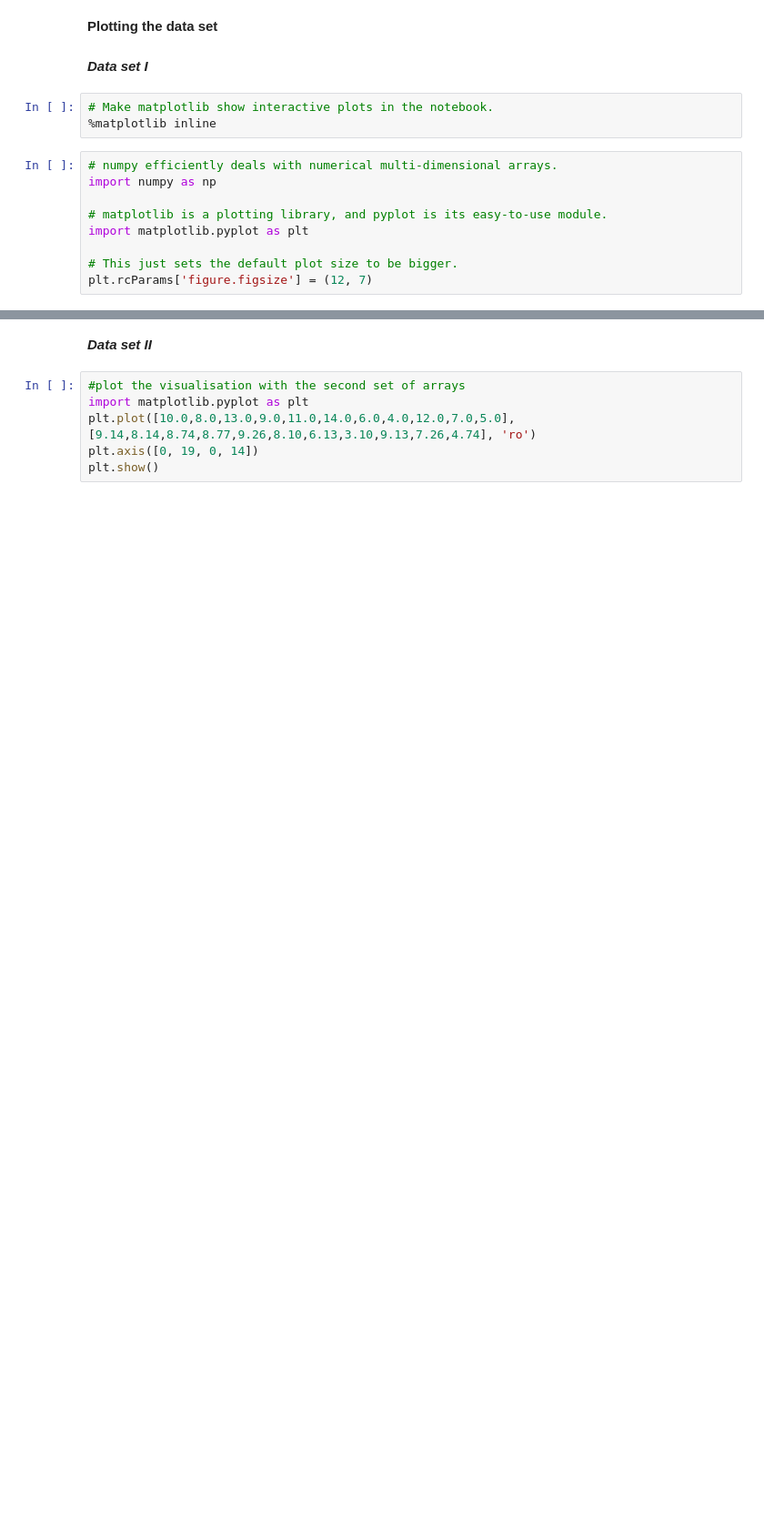
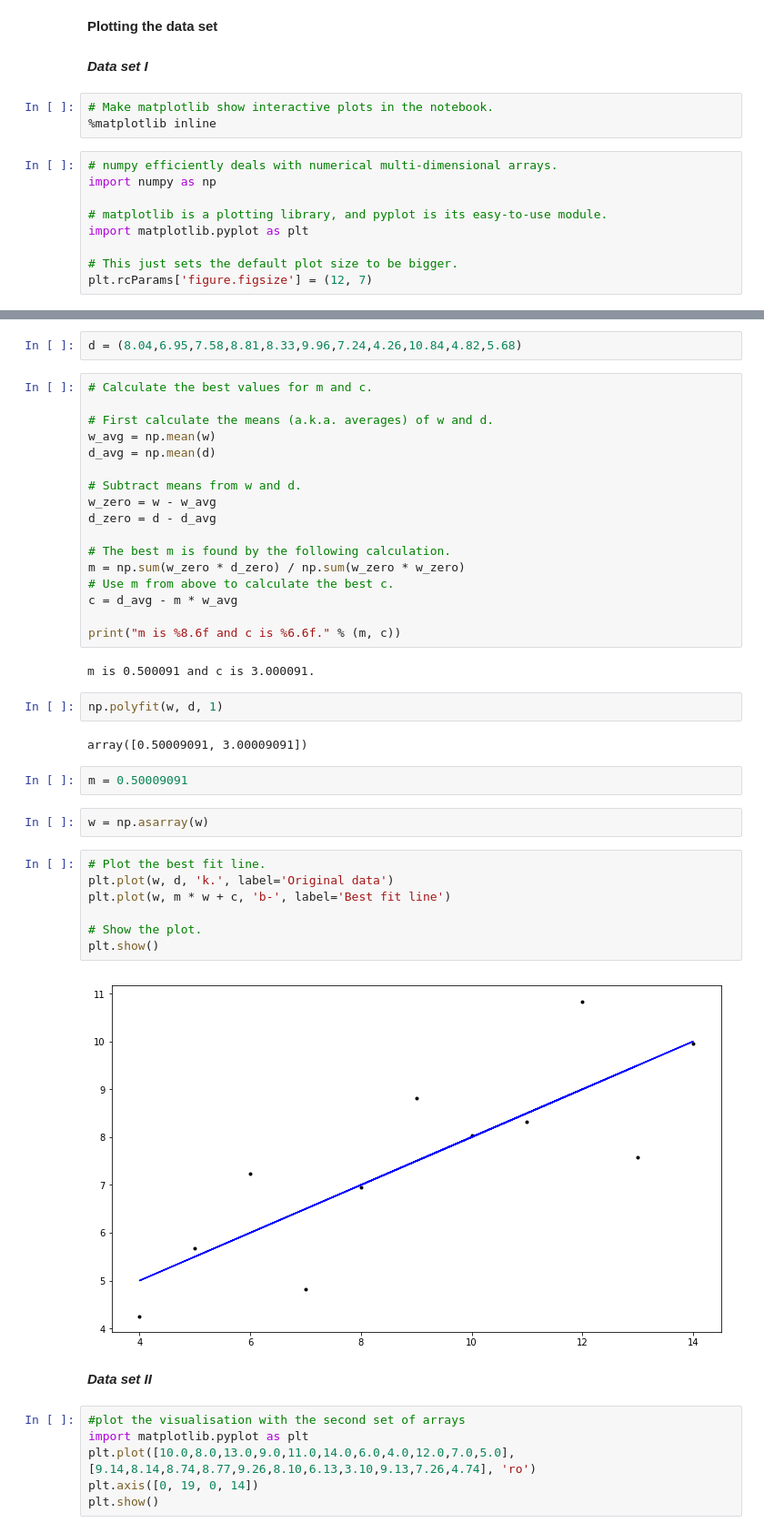
Before and after one commit to Nayade2lu/anscombes, a Jupyter notebook: Anscombes.ipynb, the cells around one changed output, grey strips where cells are left out. Shown: that part at 91% size. Cells and saved outputs as stored; diff of their text form; blank space fills up the shorter version.

Commit message:
linear regression best fit line dta set 1

```diff
--- a/Anscombes.ipynb
+++ b/Anscombes.ipynb
@@ -68,3 +71,41 @@ plt.show()
+# %%
+d = (8.04,6.95,7.58,8.81,8.33,9.96,7.24,4.26,10.84,4.82,5.68)
+# %%
+# Calculate the best values for m and c.
+
+# First calculate the means (a.k.a. averages) of w and d.
+w_avg = np.mean(w)
+d_avg = np.mean(d)
+
+# Subtract means from w and d.
+w_zero = w - w_avg
+d_zero = d - d_avg
+
+# The best m is found by the following calculation.
+m = np.sum(w_zero * d_zero) / np.sum(w_zero * w_zero)
+# Use m from above to calculate the best c.
+c = d_avg - m * w_avg
+
+print("m is %8.6f and c is %6.6f." % (m, c))
+# %% [output]
+m is 0.500091 and c is 3.000091.
+# %%
+np.polyfit(w, d, 1)
+# %% [output]
+array([0.50009091, 3.00009091])
+# %%
+m = 0.50009091
+# %%
+w = np.asarray(w)
+# %%
+# Plot the best fit line.
+plt.plot(w, d, 'k.', label='Original data')
+plt.plot(w, m * w + c, 'b-', label='Best fit line')
+
+# Show the plot.
+plt.show()
+# %% [output]
+[figure, added]
 # %% [markdown]
 ***Data set II***
 # %%
```
Also changed, not shown: parts of 4 cells of this notebook.
